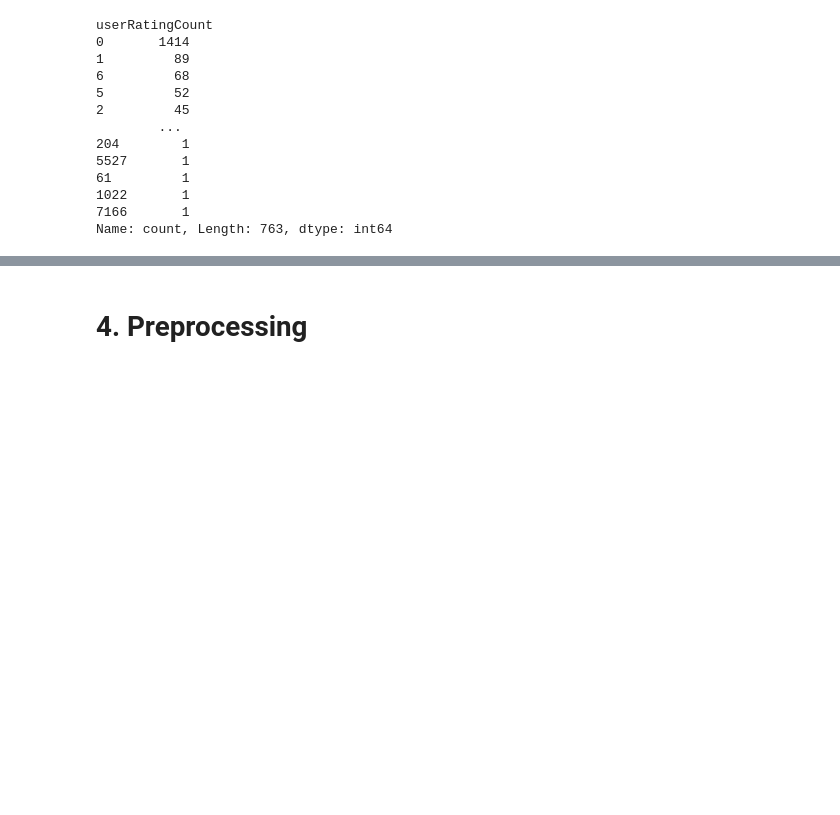
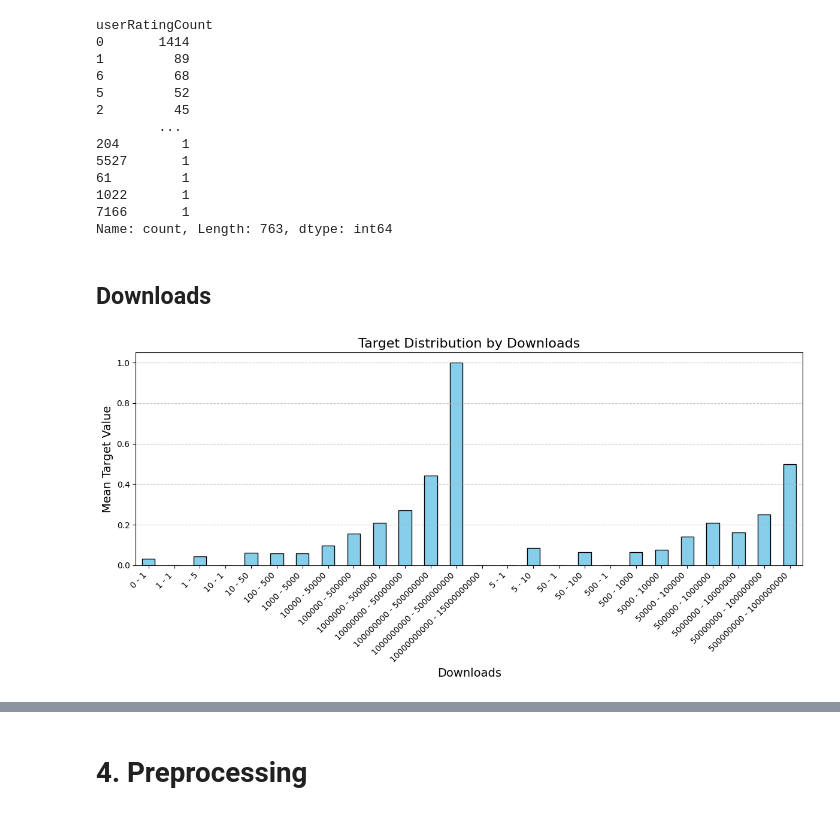
Before and after one commit to kirisame-ame/findit, a Jupyter notebook: main.ipynb, the cells around one changed output, grey strips where cells are left out. Cells and saved outputs as stored; diff of their text form; code cells hidden in the pictures; blank space fills up the shorter version.

```diff
--- a/main.ipynb
+++ b/main.ipynb
@@ -212,3 +217,21 @@ userRatingCount
 1022       1
 7166       1
 Name: count, Length: 763, dtype: int64
+# %% [markdown]
+## Downloads
+# %%
+# Group by downloads and calculate the mean target value
+downloads_target = train.groupby('downloads')['target'].mean()
+
+# Plot the target distribution
+plt.figure(figsize=(12, 6))
+downloads_target.plot(kind='bar', color='skyblue', edgecolor='black')
+plt.title('Target Distribution by Downloads', fontsize=16)
+plt.xlabel('Downloads', fontsize=14)
+plt.ylabel('Mean Target Value', fontsize=14)
+plt.xticks(rotation=45, ha='right')
+plt.grid(axis='y', linestyle='--', alpha=0.7)
+plt.tight_layout()
+plt.show()
+# %% [output]
+[figure, added]
```
Also changed, not shown: parts of 101 cells of this notebook, 31 other files.
